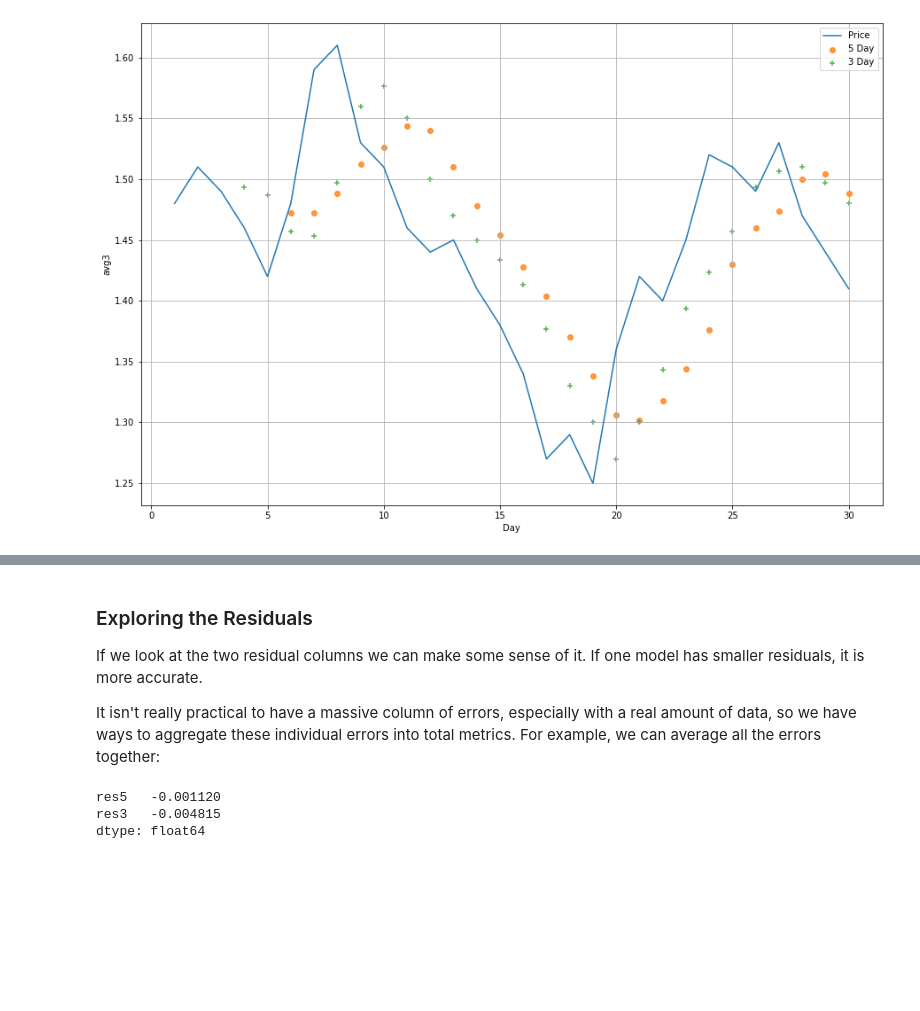
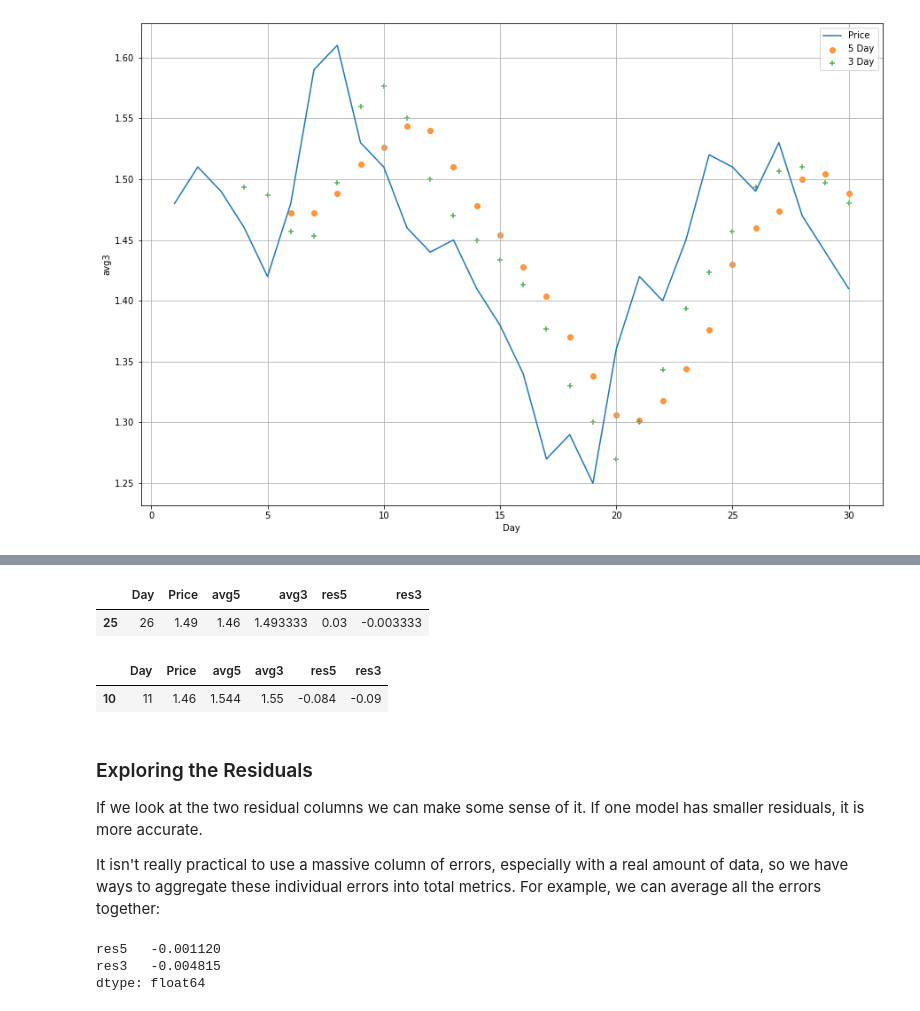
Before and after one commit to zareeiant/Basic_Stats_in_Python_Student_Workbooks, a Jupyter notebook: 012_Errors_Basic_Time_Series.ipynb, the cells around one changed output, grey strips where cells are left out. Saved outputs shown, nothing was run; the diff lists cells and outputs as text; code cells hidden in the pictures; blank space fills up the shorter version.

```diff
--- a/012_Errors_Basic_Time_Series.ipynb
+++ b/012_Errors_Basic_Time_Series.ipynb
@@ -127,9 +150,19 @@ plt.show()
+# %%
+df[df["Day"] == 26]
+# %% [output]
+|  | Day | Price | avg5 | avg3 | res5 | res3 |
+| 25 | 26 | 1.49 | 1.46 | 1.493333 | 0.03 | -0.003333 |
+# %%
+df[df["Day"] == 11]
+# %% [output]
+|  | Day | Price | avg5 | avg3 | res5 | res3 |
+| 10 | 11 | 1.46 | 1.544 | 1.55 | -0.084 | -0.09 |
 # %% [markdown]
 ### Exploring the Residuals
 
 If we look at the two residual columns we can make some sense of it. If one model has smaller residuals, it is more accurate.
 
-It isn't really practical to have a massive column of errors, especially with a real amount of data, so we have ways to aggregate these individual errors into total metrics. For example, we can average all the errors together:
+It isn't really practical to use a massive column of errors, especially with a real amount of data, so we have ways to aggregate these individual errors into total metrics. For example, we can average all the errors together:
 # %%
 df[["res5", "res3"]].mean()
 # %% [output]
```
Also changed, not shown: parts of 9 cells of this notebook.
